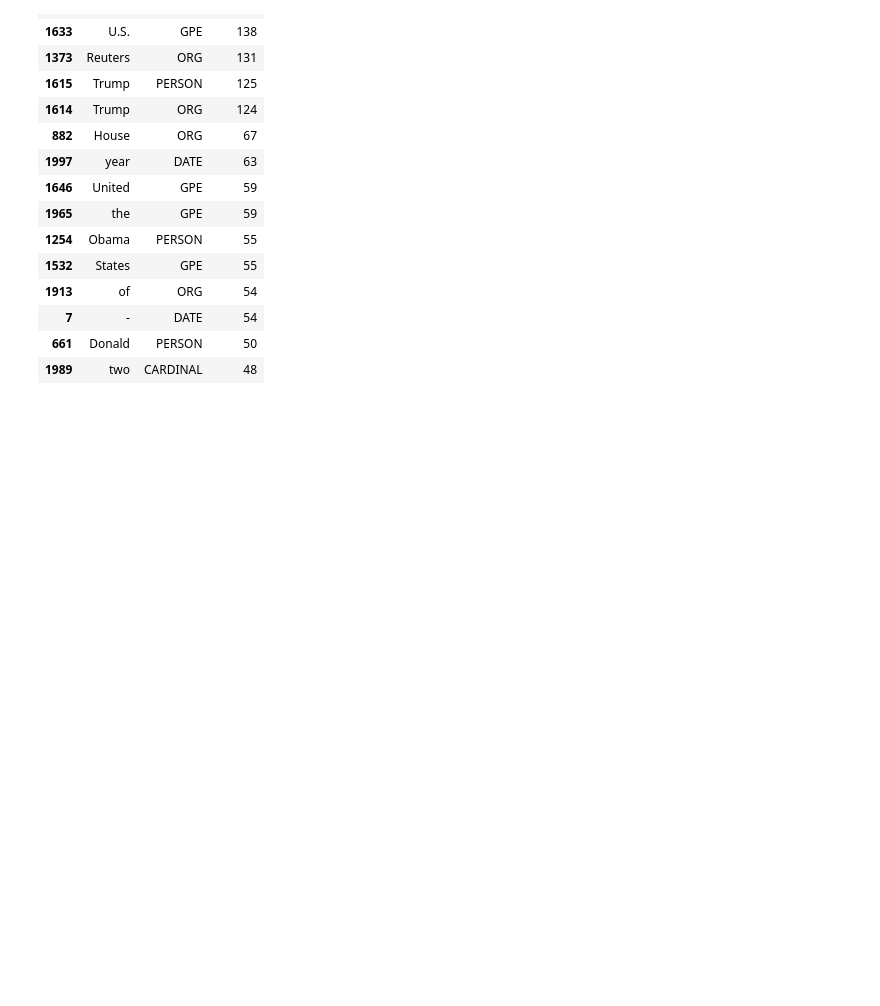
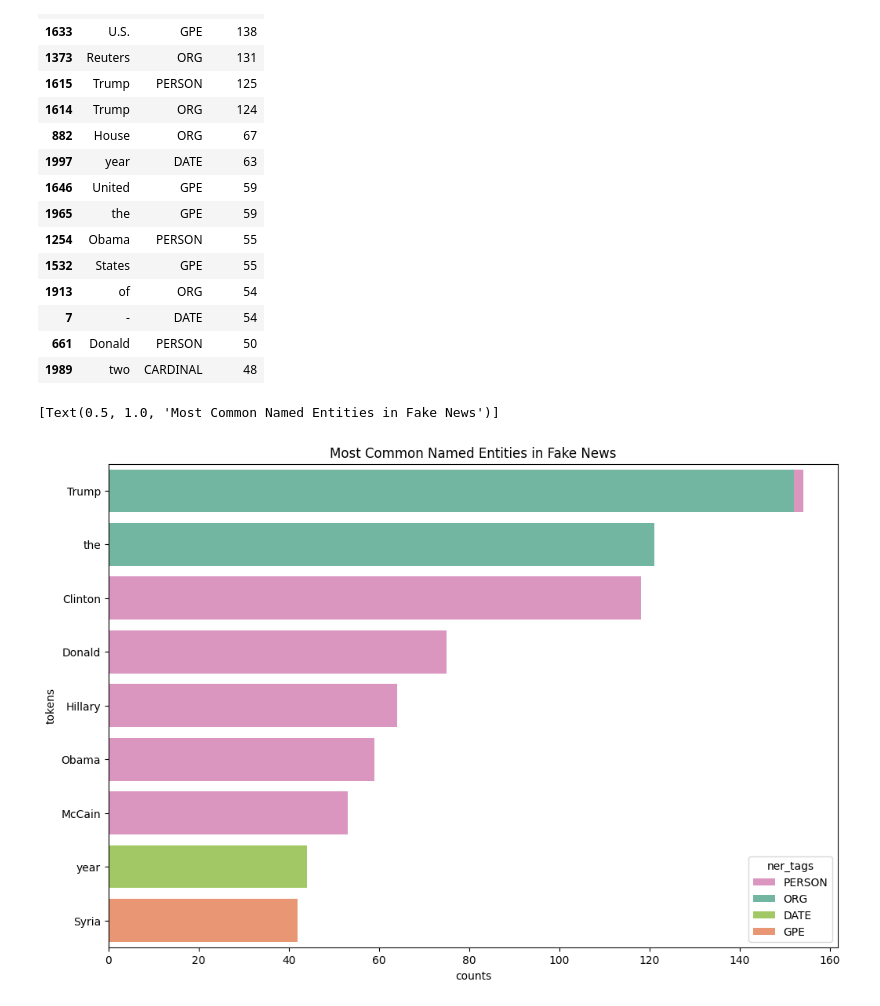
Before and after one commit to harshitrana672/fake_news_classifier, a Jupyter notebook: fake_news.ipynb, the cells around one changed output. Saved outputs shown, nothing was run; the diff lists cells and outputs as text; code cells hidden in the pictures; blank space fills up the shorter version.

```diff
--- a/fake_news.ipynb
+++ b/fake_news.ipynb
@@ -78,4 +78,12 @@ fact_spacydocs = list(nlp.pipe(fact_news['text']))
 # %%
-def extract_token_tags(doc:spacy.tokens.doc.Doc):
-    return [(i.text, i.ent_type_, i.pos_) for i in doc]
+def extract_token_tags(doc:spacy.tokens.doc.Doc):  # Define a function to extract token tags from a spaCy Doc object
+    """Extracts token text, named entity type, and part-of-speech tag for each token in a spaCy Doc object.
+
+    Args:
+        doc (spacy.tokens.doc.Doc): The spaCy Doc object to process.
+
+    Returns:
+        list of tuples: Each tuple contains (token_text, entity_type, pos_tag).
+    """
+    return [(i.text, i.ent_type_, i.pos_) for i in doc]  # Return a list of tuples containing token text, entity type, and POS tag
 # %%
@@ -249,4 +257,25 @@ top_entities_fact.head(15)
 | 661 | Donald | PERSON | 50 |
 | 1989 | two | CARDINAL | 48 |
 # %%
-ner
+ner_palette ={
+    'ORG' : sns.color_palette("Set2").as_hex()[0],
+    'GPE' : sns.color_palette("Set2").as_hex()[1],
+    'NORP' : sns.color_palette("Set2").as_hex()[2],
+    'PERSON' : sns.color_palette("Set2").as_hex()[3],
+    'DATE' : sns.color_palette("Set2").as_hex()[4],
+    'CARDINAL' : sns.color_palette("Set2").as_hex()[5],
+    'PERCENT' : sns.color_palette("Set2").as_hex()[6],
+}
+# %%
+sns.barplot(
+    x='counts',
+    y='tokens',
+    hue='ner_tags',
+    palette=ner_palette,
+    data=top_entities_fake[:10],
+    orient='h',
+    dodge=False
+).set(title='Most Common Named Entities in Fake News')
+# %% [output]
+[Text(0.5, 1.0, 'Most Common Named Entities in Fake News')]
+[figure, added]
```
Also changed, not shown: parts of 26 cells of this notebook.
